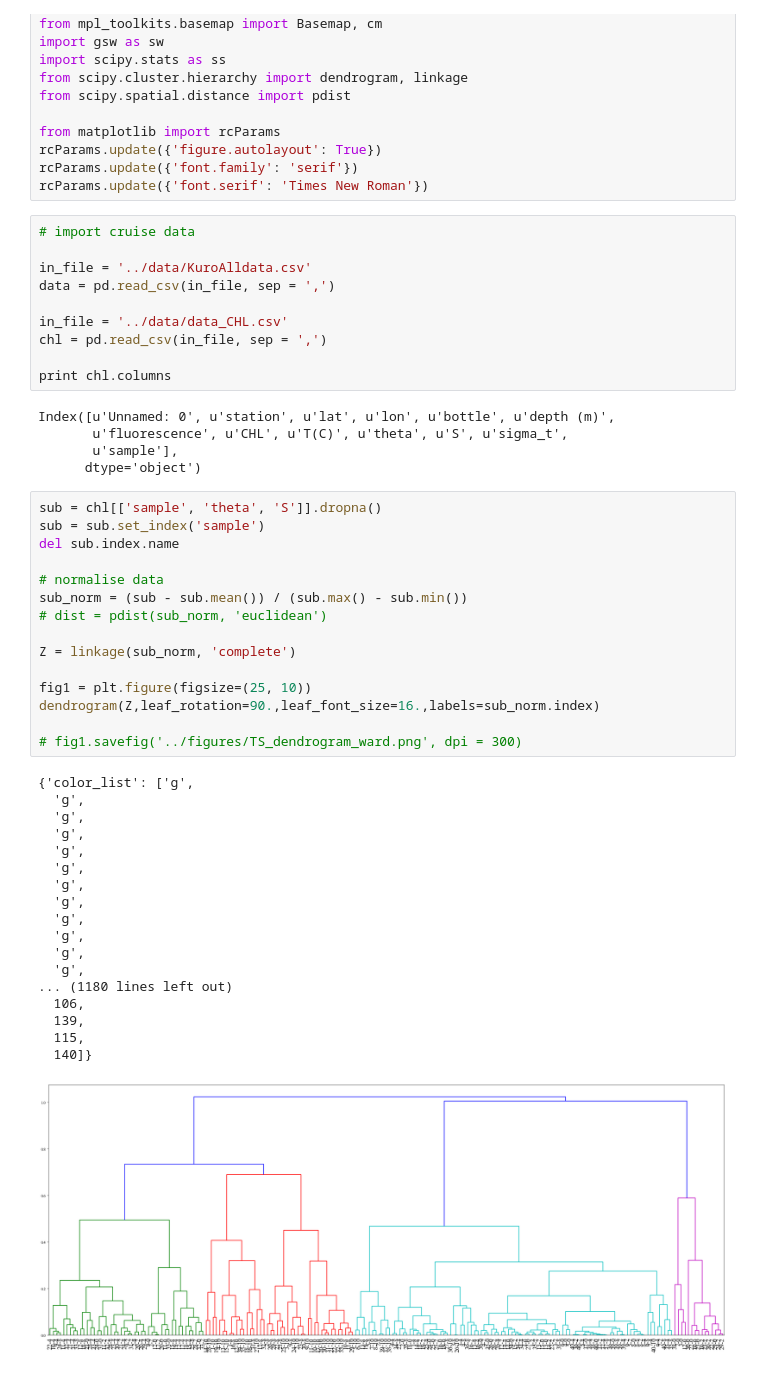
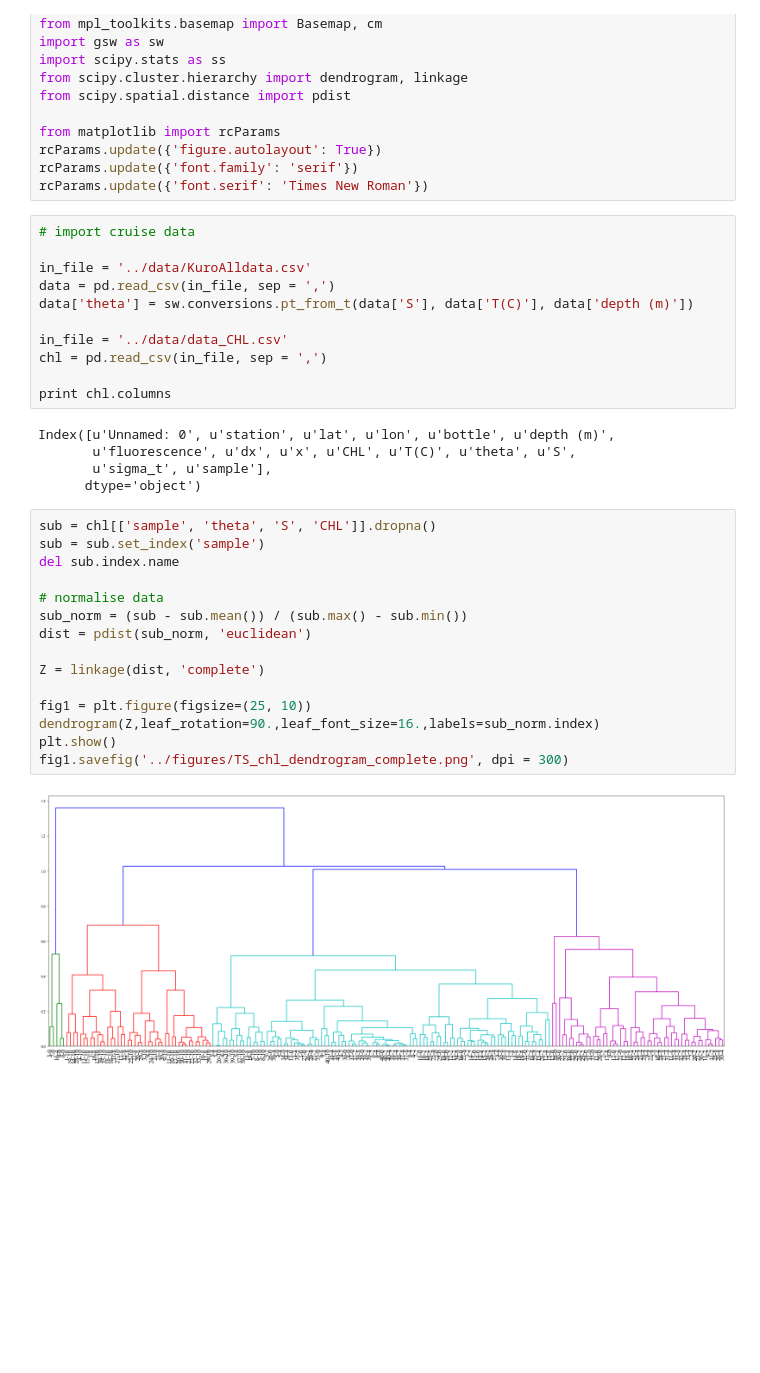
Before and after one commit to sophieclayton/kuroshio_chapter, a Jupyter notebook: TS_clustering.ipynb, the cells around one changed output. Drawn from its saved outputs; the diff is of its cells as text; blank space fills up the shorter version.

```diff
--- a/TS_clustering.ipynb
+++ b/TS_clustering.ipynb
@@ -21,6 +21,7 @@ rcParams.update({'font.serif': 'Times New Roman'})
 
 in_file = '../data/KuroAlldata.csv'
 data = pd.read_csv(in_file, sep = ',')
+data['theta'] = sw.conversions.pt_from_t(data['S'], data['T(C)'], data['depth (m)'])
 
 in_file = '../data/data_CHL.csv'
 chl = pd.read_csv(in_file, sep = ',')
@@ -28,42 +29,25 @@ chl = pd.read_csv(in_file, sep = ',')
 print chl.columns
 # %% [output]
 Index([u'Unnamed: 0', u'station', u'lat', u'lon', u'bottle', u'depth (m)',
-       u'fluorescence', u'CHL', u'T(C)', u'theta', u'S', u'sigma_t',
-       u'sample'],
+       u'fluorescence', u'dx', u'x', u'CHL', u'T(C)', u'theta', u'S',
+       u'sigma_t', u'sample'],
       dtype='object')
 # %%
-sub = chl[['sample', 'theta', 'S']].dropna()
+sub = chl[['sample', 'theta', 'S', 'CHL']].dropna()
 sub = sub.set_index('sample')
 del sub.index.name
 
 # normalise data
 sub_norm = (sub - sub.mean()) / (sub.max() - sub.min())
-# dist = pdist(sub_norm, 'euclidean')
+dist = pdist(sub_norm, 'euclidean')
 
-Z = linkage(sub_norm, 'complete')
+Z = linkage(dist, 'complete')
 
 fig1 = plt.figure(figsize=(25, 10))
 dendrogram(Z,leaf_rotation=90.,leaf_font_size=16.,labels=sub_norm.index)
-
-# fig1.savefig('../figures/TS_dendrogram_ward.png', dpi = 300)
+plt.show()
+fig1.savefig('../figures/TS_chl_dendrogram_complete.png', dpi = 300)
 # %% [output]
-{'color_list': ['g',
-  'g',
-  'g',
-  'g',
-  'g',
-  'g',
-  'g',
-  'g',
-  'g',
-  'g',
-  'g',
-  'g',
-... (1180 lines left out)
-  106,
-  139,
-  115,
-  140]}
-[figure, old version]
+[figure, new version]
 # %%
 from scipy.cluster.hierarchy import fcluster
```
Also changed, not shown: parts of 3 cells of this notebook, 5 other files.
